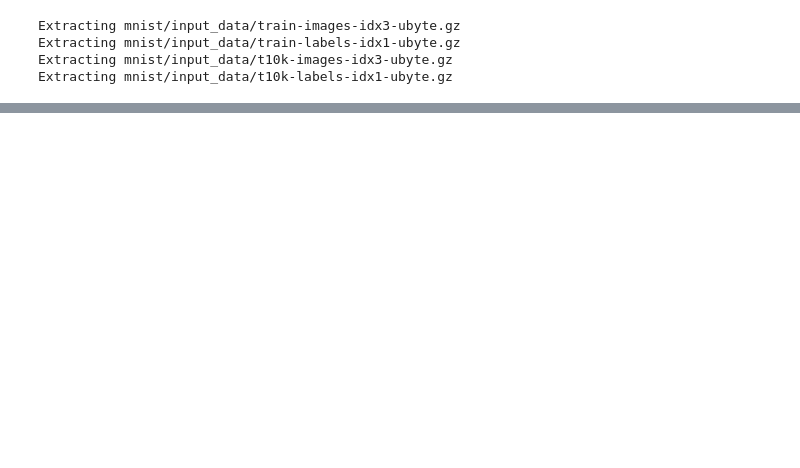
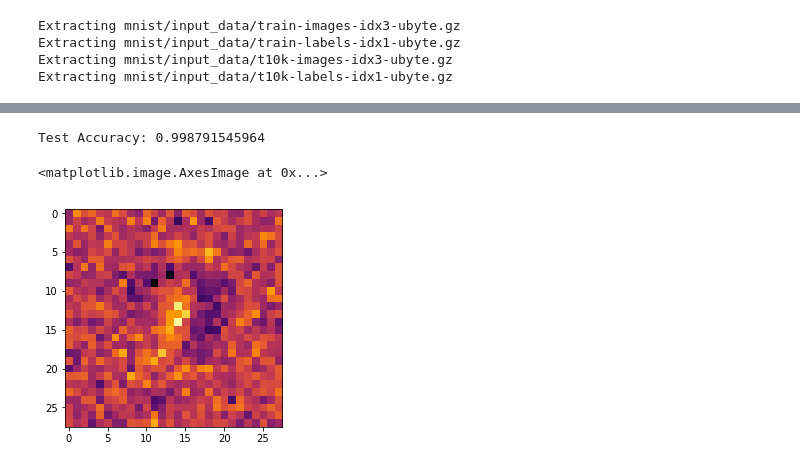
Before and after one commit to urinieto/logistic_mnist, a Jupyter notebook: LogisticRegressionTF.ipynb, the cells around one changed output, grey strips where cells are left out. Cells and saved outputs as stored; diff of their text form; code cells hidden in the pictures; blank space fills up the shorter version.

```diff
--- a/LogisticRegressionTF.ipynb
+++ b/LogisticRegressionTF.ipynb
@@ -56,17 +152,30 @@ plt.imshow(X_train[np.argwhere(Y_train == 0)[0, 0]].reshape((28, 28)), interpola
 # %%
-# Create the model
-x = tf.placeholder(tf.float32, [None, 28 * 28])
+X = tf.placeholder(tf.float32, shape=[None, 28 * 28])
 W = tf.Variable(tf.random_normal([28 * 28, 1], stddev=0.1))
 b = tf.Variable(tf.zeros([1]))
+Y = 1 / (1 + tf.exp(-tf.matmul(X, W) + b))
 
-# Logistic Regression Output (Sigmoid)
-y = 1 / (1 + tf.exp(-tf.matmul(x, W) + b))
+Y_ = tf.placeholder(tf.float32, [None, 1])
 
-# Label
-y_ = tf.placeholder(tf.float32, [None, 1])
+cross_entropy = - tf.reduce_mean(Y_ * tf.log(Y) + (1 - Y_) * tf.log(1 - Y))
 
-# Binary Crossentropy
-cross_entropy = -tf.reduce_mean(y_ * tf.log(y) + (1 - y_) * tf.log(1 - y))
-
-# Optimizer
 train_step = tf.train.GradientDescentOptimizer(0.1).minimize(cross_entropy)
+# %%
+n_batch = 100
+N_train = X_train.shape[0]
+
+sess = tf.InteractiveSession()
+tf.global_variables_initializer().run()
+for i in range(N_train // n_batch):
+    batch_X, batch_Y = X_train[i * n_batch:i * n_batch + n_batch], \
+        Y_train[i * n_batch:i * n_batch + n_batch]
+    sess.run(train_step, feed_dict={X: batch_X, Y_: batch_Y})
+
+Y_pred = sess.run(Y, feed_dict={X: X_test, Y_: Y_test})
+print("Test Accuracy: {}".format(roc_auc_score(Y_test, Y_pred)))
+
+plt.imshow(W.eval().reshape((28, 28)), interpolation="nearest", cmap="inferno")
+# %% [output]
+Test Accuracy: 0.998791545964
+<matplotlib.image.AxesImage at 0x...>
+[figure, added]
```
Also changed, not shown: parts of 17 cells of this notebook, 1 other file.
